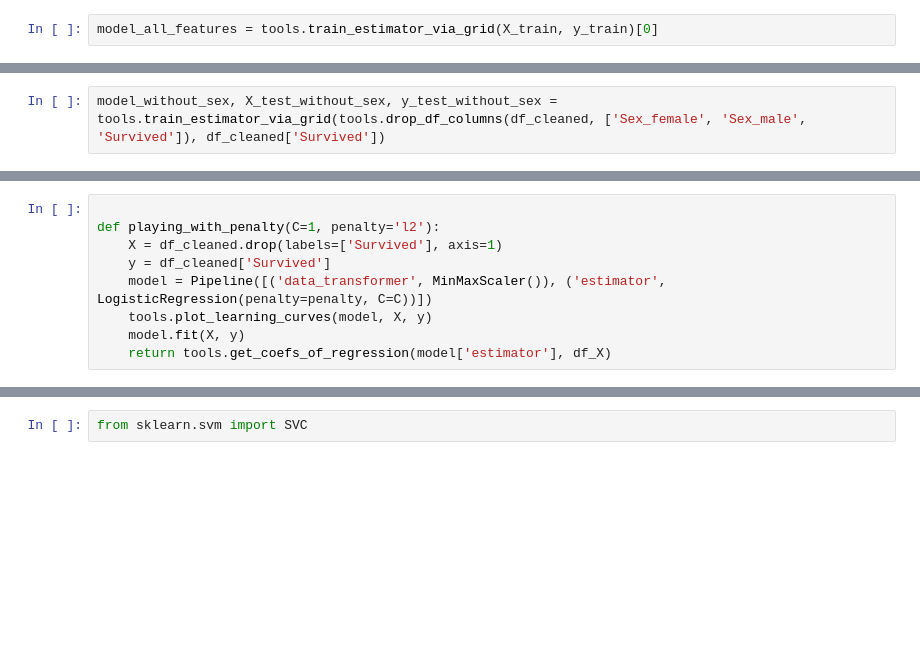
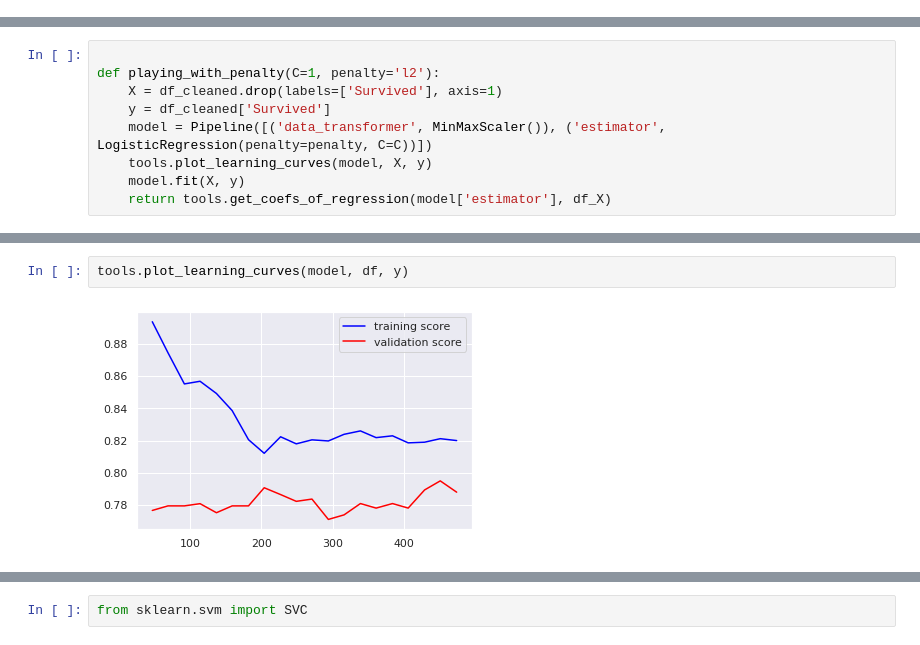
Before and after one commit to VsevolodKozlov-git/kaggle-titanic-competition, a Jupyter notebook: main.ipynb, the cells around one changed output, grey strips where cells are left out. Saved outputs shown, nothing was run; the diff lists cells and outputs as text; blank space fills up the shorter version.

```diff
--- a/main.ipynb
+++ b/main.ipynb
@@ -202,5 +197,3 @@ df_X = df_cleaned.drop(labels='Survived', axis=1)
 X = df_X.to_numpy()
 y = df_cleaned['Survived'].to_numpy()
 X_train, X_test, y_train, y_test = train_test_split(X, y, train_size=0.8)
-# %%
-model_all_features = tools.train_estimator_via_grid(X_train, y_train)[0]
@@ -239,2 +199,0 @@ In this section I want to implement estimator that will combine results of predi
-# %%
-model_without_sex, X_test_without_sex, y_test_without_sex = tools.train_estimator_via_grid(tools.drop_df_columns(df_cleaned, ['Sex_female', 'Sex_male', 'Survived']), df_cleaned['Survived'])
@@ -460,0 +386,4 @@ covariance.style.background_gradient(cmap='coolwarm').format(precision=2)
+# %%
+tools.plot_learning_curves(model, df, y)
+# %% [output]
+[figure, added]
```
Also changed, not shown: parts of 120 cells of this notebook, 6 other files.
